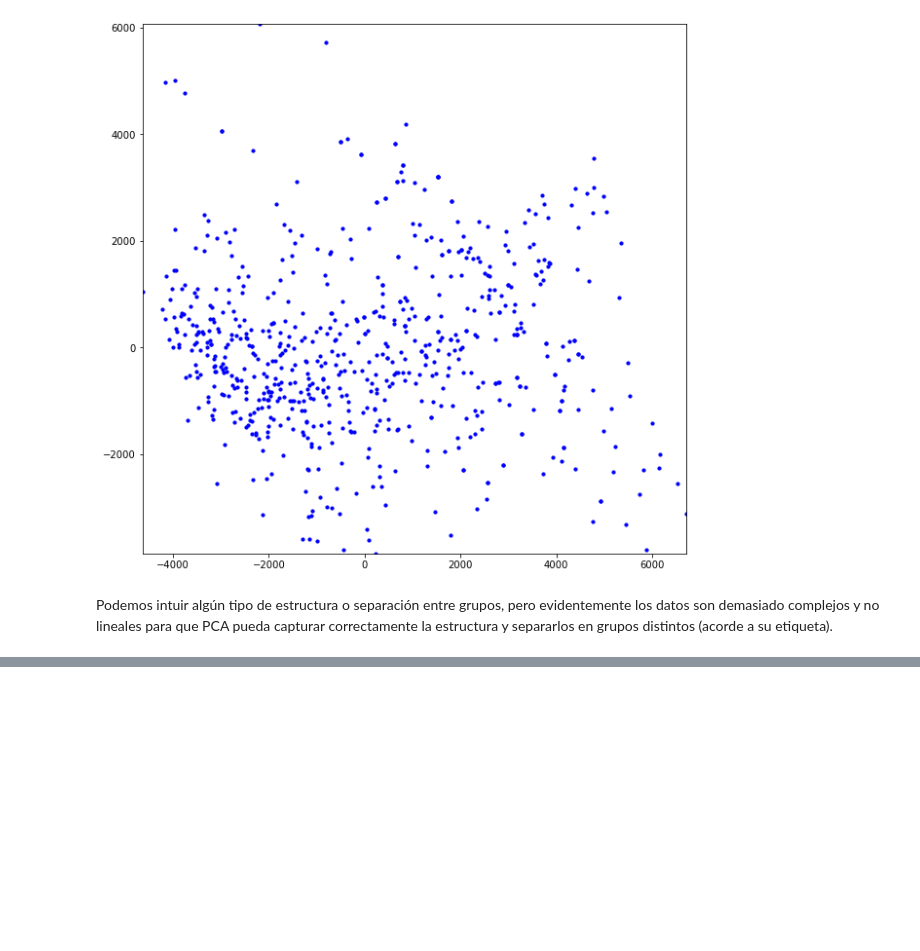
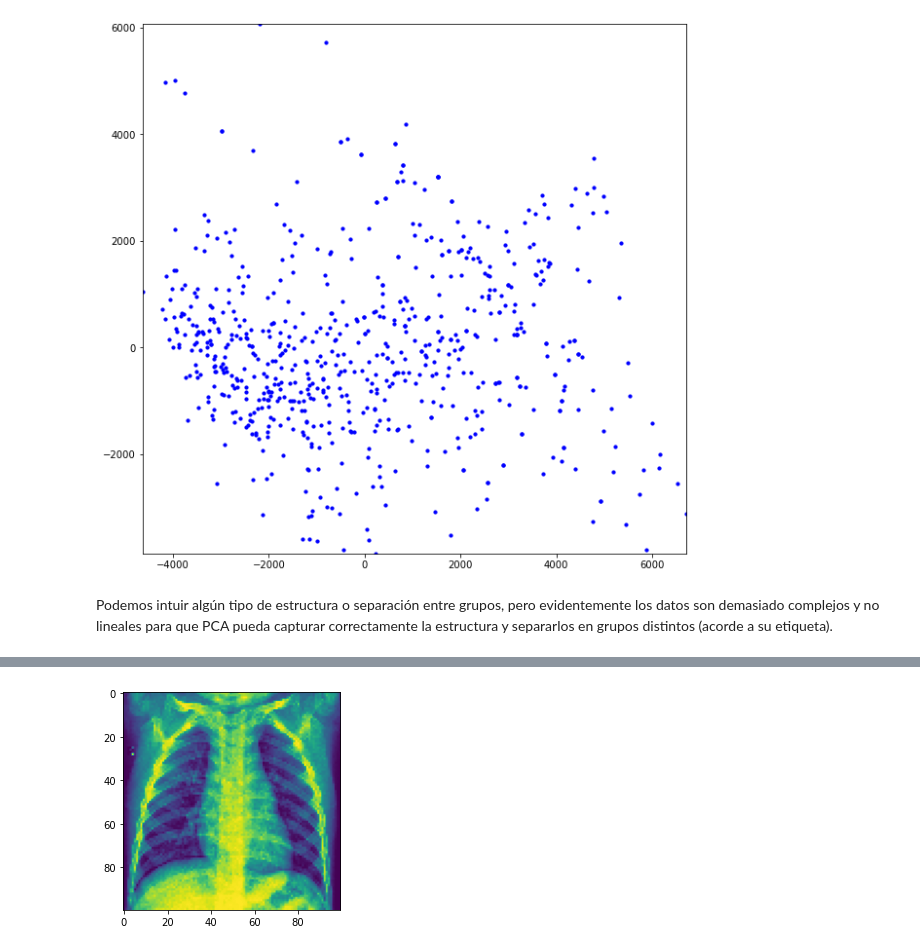
Before and after one commit to mauriciomem/desafio_final, a Jupyter notebook: desafio_final_pca-mainfold-mau.ipynb, the cells around one changed output, grey strips where cells are left out. Drawn from its saved outputs; the diff is of its cells as text; code cells hidden in the pictures; blank space fills up the shorter version.

```diff
--- a/desafio_final_pca-mainfold-mau.ipynb
+++ b/desafio_final_pca-mainfold-mau.ipynb
@@ -747,0 +793,7 @@ Podemos intuir algún tipo de estructura o separación entre grupos, pero eviden
+# %%
+img_test = np.array(data_features.iloc[1, :])
+img_test = img_test.reshape(100,100)
+plt.imshow(img_test)
+plt.show()
+# %% [output]
+[figure, added]
```
Also changed, not shown: parts of 44 cells of this notebook.
